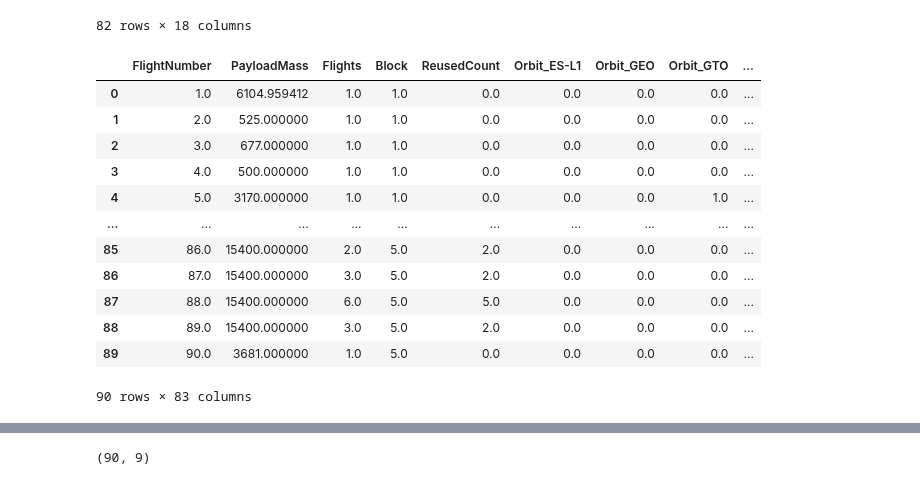
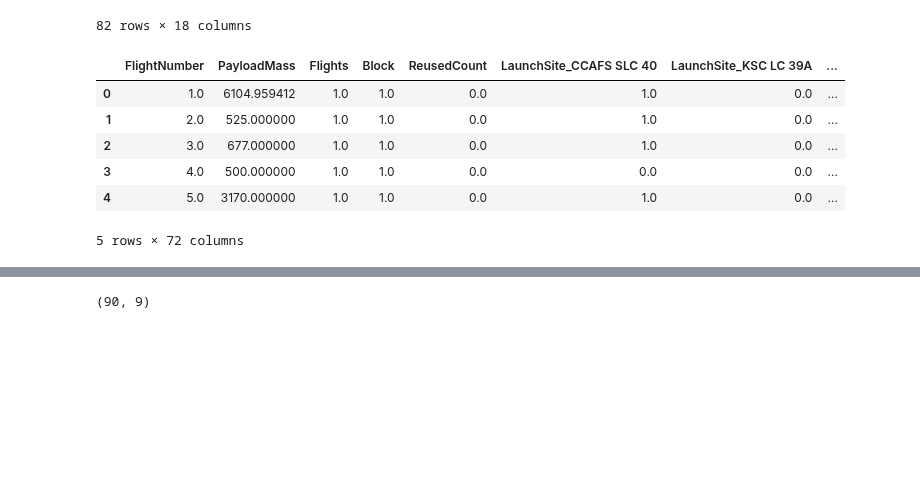
Before and after one commit to mattjcaron/Applied-Data-Science-Capstone, a Jupyter notebook: Machine Learning Prediction lab.ipynb, the cells around one changed output, grey strips where cells are left out. Drawn from its saved outputs; the diff is of its cells as text; code cells hidden in the pictures; blank space fills up the shorter version.

```diff
--- a/Machine Learning Prediction lab.ipynb
+++ b/Machine Learning Prediction lab.ipynb
@@ -97,20 +97,17 @@ data.head(82)
 | 80 | 81 | 2020-06-13 | Falcon 9 | 15400.000000 | VLEO | CCAFS SLC 40 | True ASDS | 3 | True | ... |
 | 81 | 82 | 2020-06-30 | Falcon 9 | 3880.000000 | MEO | CCAFS SLC 40 | True ASDS | 1 | True | ... |
 82 rows × 18 columns
-# %%
-X = pd.read_csv('https://cf-courses-data.s3.us.cloud-object-storage.appdomain.cloud/IBM-DS0321EN-SkillsNetwork/datasets/dataset_part_3.csv')
-X.head(100)
-# %% [output]
-|  | FlightNumber | PayloadMass | Flights | Block | ReusedCount | Orbit_ES-L1 | Orbit_GEO | Orbit_GTO | ... |
-| 0 | 1.0 | 6104.959412 | 1.0 | 1.0 | 0.0 | 0.0 | 0.0 | 0.0 | ... |
-| 1 | 2.0 | 525.000000 | 1.0 | 1.0 | 0.0 | 0.0 | 0.0 | 0.0 | ... |
-| 2 | 3.0 | 677.000000 | 1.0 | 1.0 | 0.0 | 0.0 | 0.0 | 0.0 | ... |
-| 3 | 4.0 | 500.000000 | 1.0 | 1.0 | 0.0 | 0.0 | 0.0 | 0.0 | ... |
-| 4 | 5.0 | 3170.000000 | 1.0 | 1.0 | 0.0 | 0.0 | 0.0 | 1.0 | ... |
-| ... | ... | ... | ... | ... | ... | ... | ... | ... | ... |
-| 85 | 86.0 | 15400.000000 | 2.0 | 5.0 | 2.0 | 0.0 | 0.0 | 0.0 | ... |
-| 86 | 87.0 | 15400.000000 | 3.0 | 5.0 | 2.0 | 0.0 | 0.0 | 0.0 | ... |
-| 87 | 88.0 | 15400.000000 | 6.0 | 5.0 | 5.0 | 0.0 | 0.0 | 0.0 | ... |
-| 88 | 89.0 | 15400.000000 | 3.0 | 5.0 | 2.0 | 0.0 | 0.0 | 0.0 | ... |
-| 89 | 90.0 | 3681.000000 | 1.0 | 5.0 | 0.0 | 0.0 | 0.0 | 0.0 | ... |
-90 rows × 83 columns
+# %%
+X = pd.read_csv('https://cf-courses-data.s3.us.cloud-object-storage.appdomain.cloud/IBM-DS0321EN-SkillsNetwork/datasets/dataset_part_3.csv')
+# Orbits are a target outcome Falcon 9 mission, so we orbit dropped of the Falcon 9 missions -  orbit not chosen by customers.
+# Orbit delivery is a key customer requirement = successful delivery of payload to chosen orbit and should be studied separately as a mission outcome classifcation model.
+X= X.drop(columns=['Orbit_ES-L1', 'Orbit_GEO', 'Orbit_GTO', 'Orbit_HEO', 'Orbit_ISS', 'Orbit_ES-L1','Orbit_GEO','Orbit_GTO','Orbit_HEO','Orbit_ISS', 'Orbit_LEO', 'Orbit_MEO', 'Orbit_PO', 'Orbit_SO', 'Orbit_SSO', 'Orbit_VLEO'],axis=1)
+X.head()
+# %% [output]
+|  | FlightNumber | PayloadMass | Flights | Block | ReusedCount | LaunchSite_CCAFS SLC 40 | LaunchSite_KSC LC 39A | ... |
+| 0 | 1.0 | 6104.959412 | 1.0 | 1.0 | 0.0 | 1.0 | 0.0 | ... |
+| 1 | 2.0 | 525.000000 | 1.0 | 1.0 | 0.0 | 1.0 | 0.0 | ... |
+| 2 | 3.0 | 677.000000 | 1.0 | 1.0 | 0.0 | 1.0 | 0.0 | ... |
+| 3 | 4.0 | 500.000000 | 1.0 | 1.0 | 0.0 | 0.0 | 0.0 | ... |
+| 4 | 5.0 | 3170.000000 | 1.0 | 1.0 | 0.0 | 1.0 | 0.0 | ... |
+5 rows × 72 columns
```
Also changed, not shown: parts of 5 cells of this notebook.
